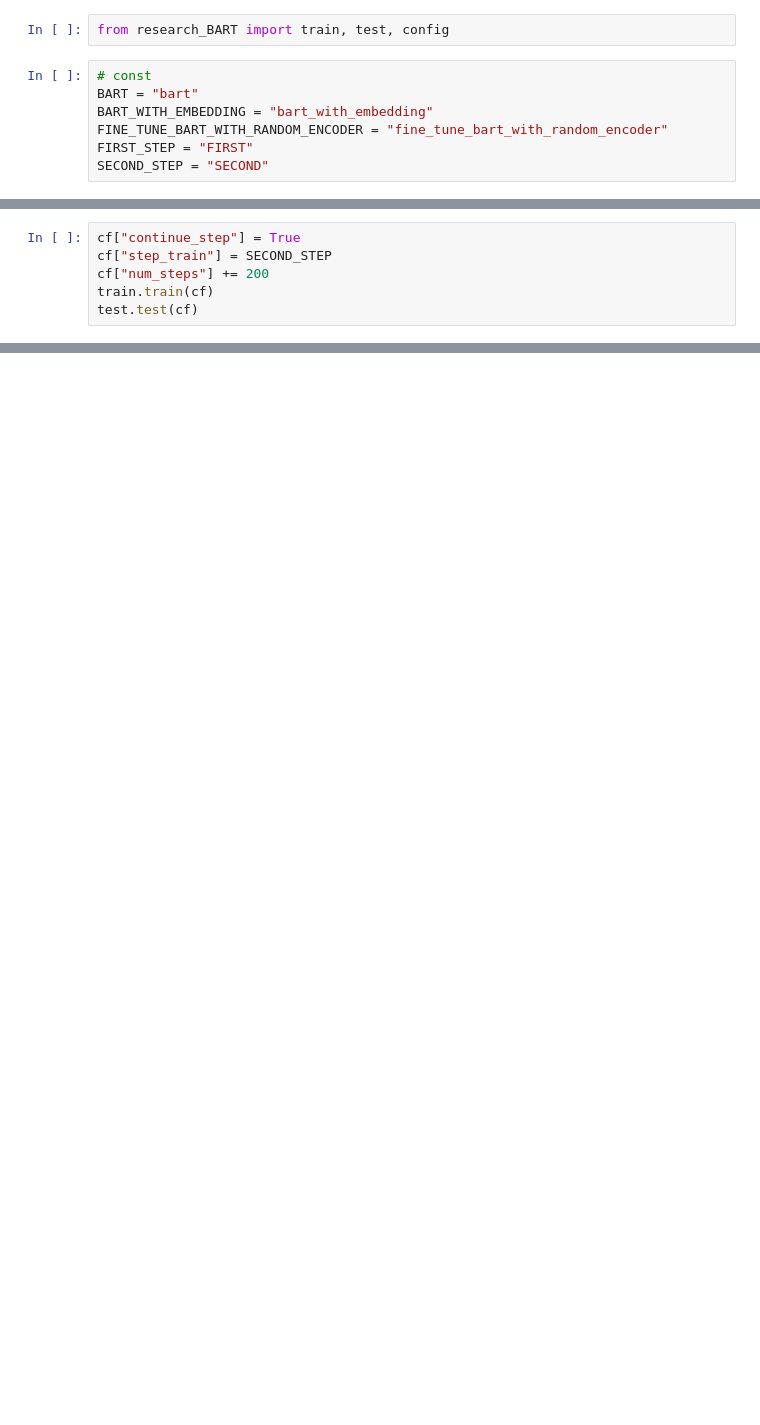
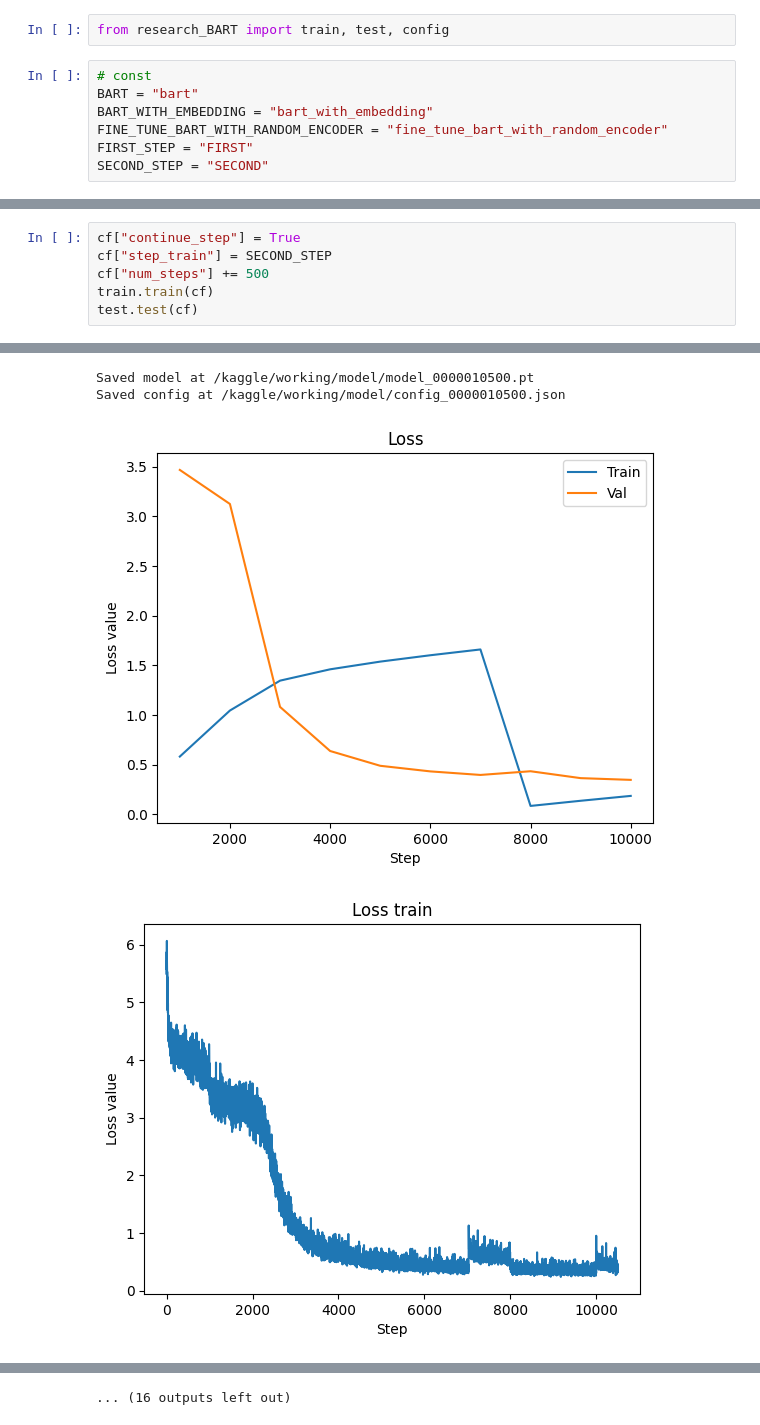
Before and after one commit to pnthi160403/research_BART, a Jupyter notebook: kaggle_train/fine-tune-bart-with-random-encoder.ipynb, the cells around one changed output, grey strips where cells are left out. Saved outputs shown, nothing was run; the diff lists cells and outputs as text; blank space fills up the shorter version.

```diff
--- a/kaggle_train/fine-tune-bart-with-random-encoder.ipynb
+++ b/kaggle_train/fine-tune-bart-with-random-encoder.ipynb
@@ -35,6 +163,7 @@ train.train(cf)
 # %%
 cf["continue_step"] = True
 cf["step_train"] = SECOND_STEP
-cf["num_steps"] += 200
+cf["num_steps"] += 500
 train.train(cf)
 test.test(cf)
+# %% [output]
@@ -40,0 +187,4 @@ test.test(cf)
+Saved model at /kaggle/working/model/model_0000010500.pt
+Saved config at /kaggle/working/model/config_0000010500.json
+[figure, added]
+[figure, added]
@@ -40,0 +275 @@ test.test(cf)
+... (16 outputs left out)
```
Also changed, not shown: parts of 6 cells of this notebook, 1 other file.
